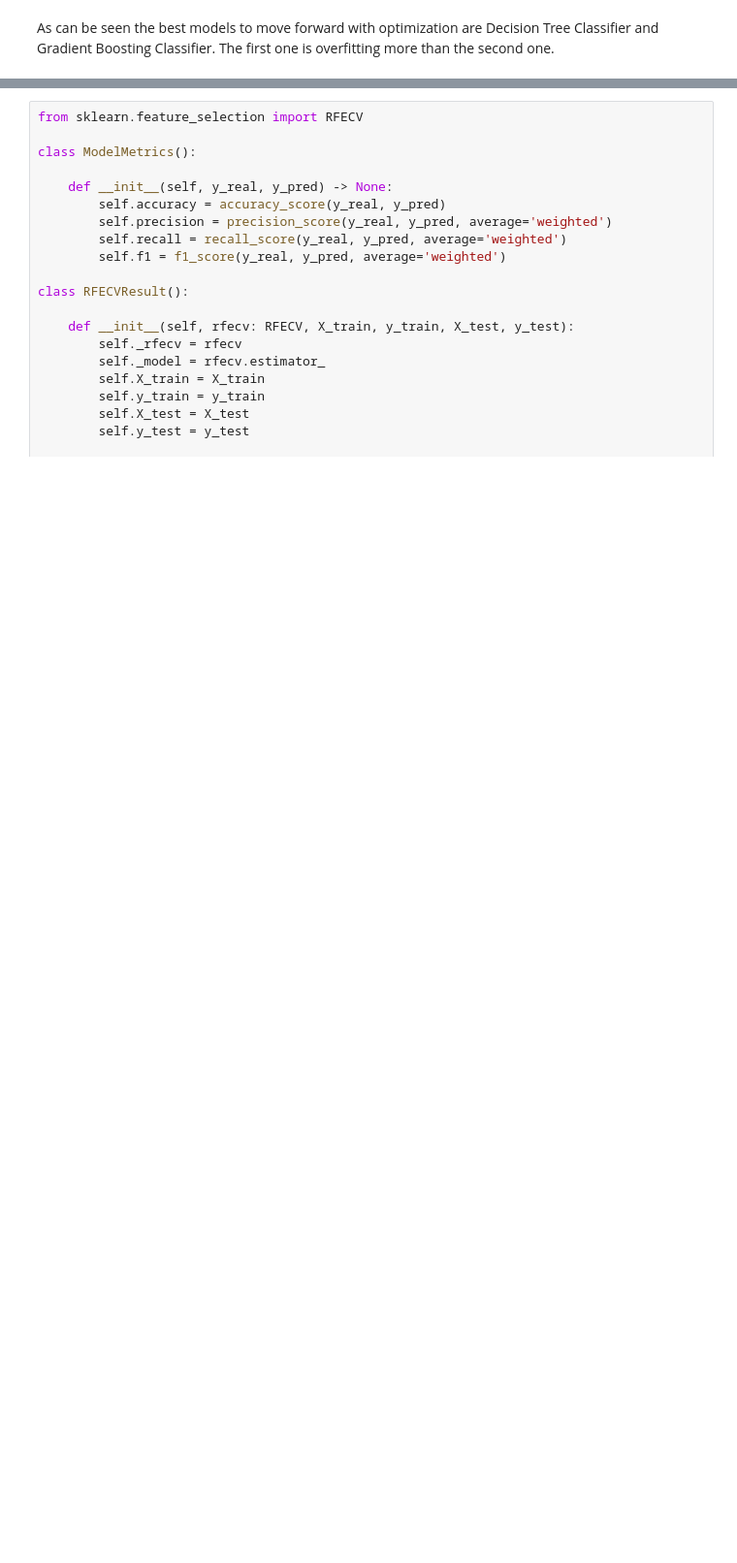
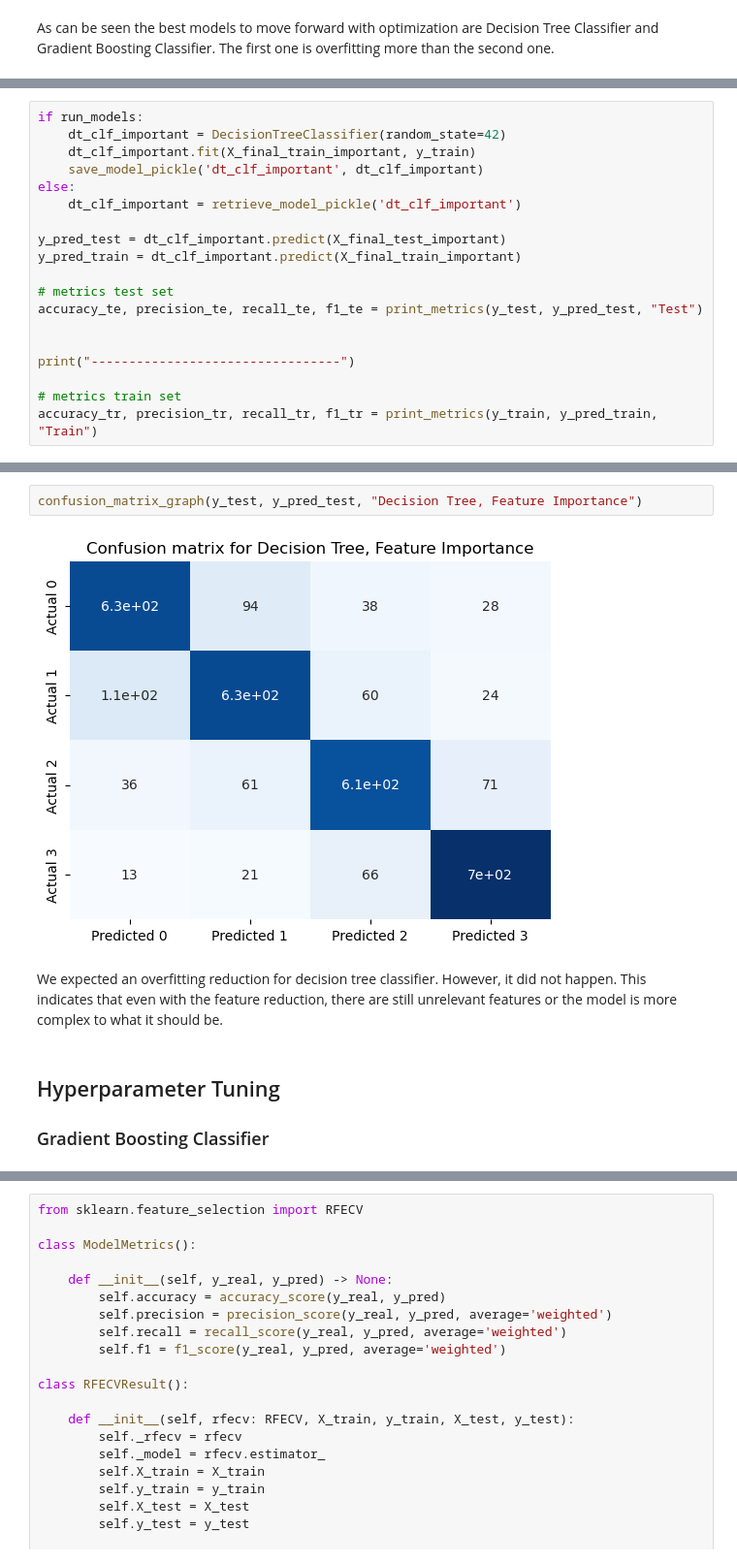
Before and after one commit to mlgomez0/advanced_python_project, a Jupyter notebook: notebooks/climate_change/climate_change_II.ipynb, the cells around one changed output, grey strips where cells are left out. Shown at 97% size. Saved outputs shown, nothing was run; the diff lists cells and outputs as text; blank space fills up the shorter version.

```diff
--- a/notebooks/climate_change/climate_change_II.ipynb
+++ b/notebooks/climate_change/climate_change_II.ipynb
@@ -741,0 +907,19 @@ As can be seen the best models to move forward with optimization are Decision Tr
+# %%
+if run_models:
+    dt_clf_important = DecisionTreeClassifier(random_state=42)
+    dt_clf_important.fit(X_final_train_important, y_train)
+    save_model_pickle('dt_clf_important', dt_clf_important)
+else:
+    dt_clf_important = retrieve_model_pickle('dt_clf_important')
+
+y_pred_test = dt_clf_important.predict(X_final_test_important)
+y_pred_train = dt_clf_important.predict(X_final_train_important)
+
+# metrics test set
+accuracy_te, precision_te, recall_te, f1_te = print_metrics(y_test, y_pred_test, "Test")
+
+
+print("---------------------------------")
+
+# metrics train set
+accuracy_tr, precision_tr, recall_tr, f1_tr = print_metrics(y_train, y_pred_train, "Train")
@@ -742,3 +936,13 @@ As can be seen the best models to move forward with optimization are Decision Tr
+# %%
+confusion_matrix_graph(y_test, y_pred_test, "Decision Tree, Feature Importance")
+# %% [output]
+[figure, added]
+# %% [markdown]
+We expected an overfitting reduction for decision tree classifier. However, it did not happen. This indicates that even with the feature reduction, there are still unrelevant features or the model is more complex to what it should be.
+# %% [markdown]
+## Hyperparameter Tuning
+
+### Gradient Boosting Classifier
 # %%
 # Randomized Search, Iteration 1
 
```
Also changed, not shown: parts of 65 cells of this notebook, 8 other files.
